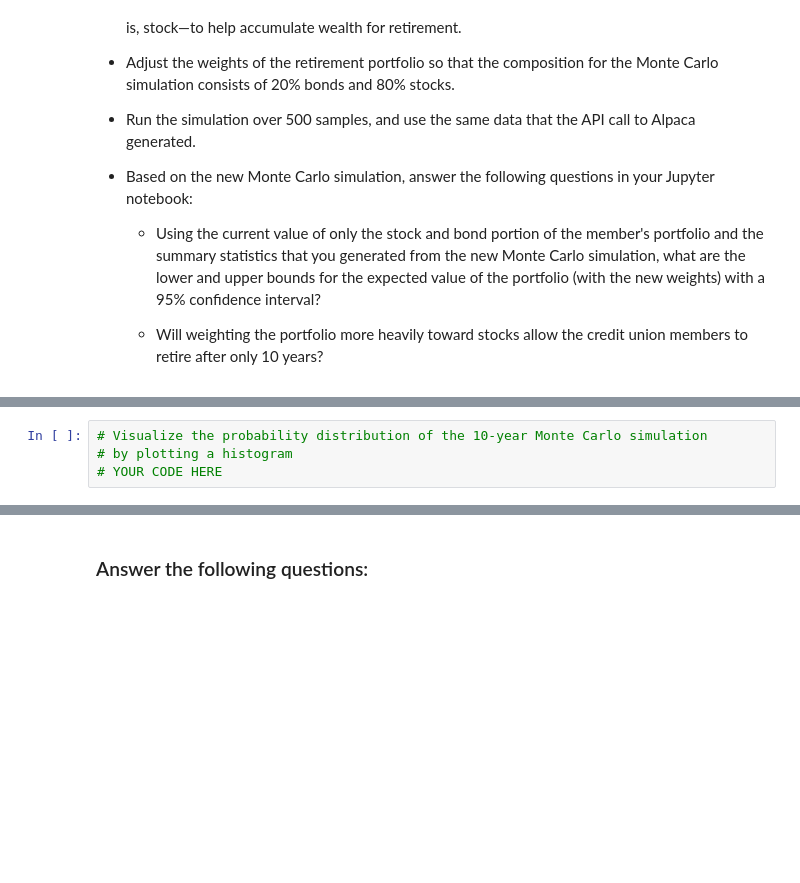
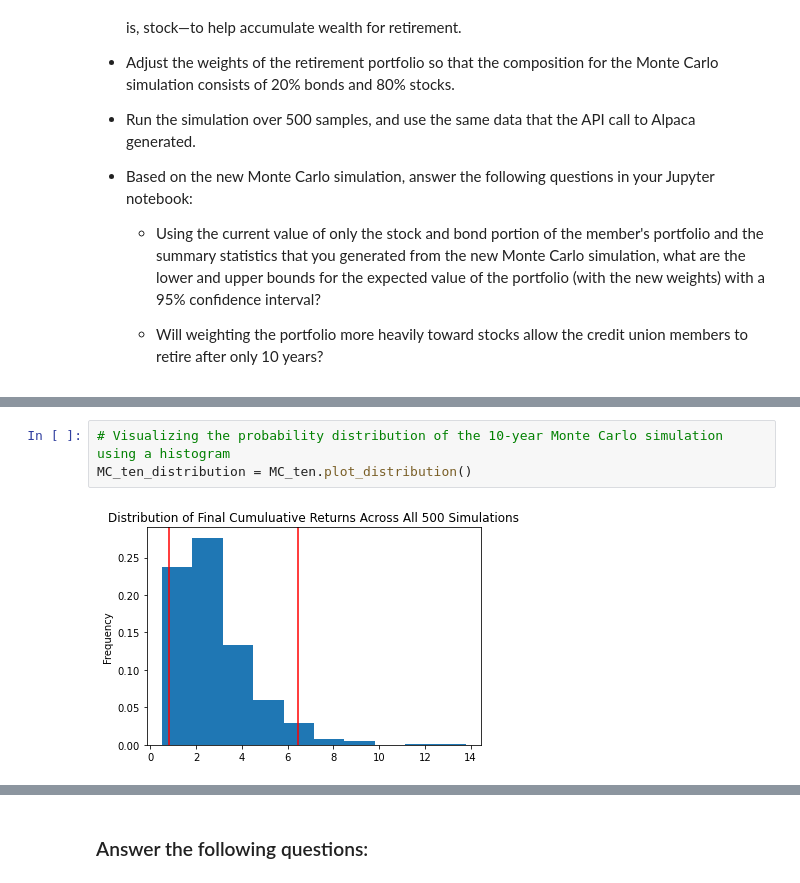
Before and after one commit to seberts12/Module-5-Challenge, a Jupyter notebook: Starter_code/financial_planning_tools.ipynb, the cells around one changed output, grey strips where cells are left out. Drawn from its saved outputs; the diff is of its cells as text; blank space fills up the shorter version.

```diff
--- a/Starter_code/financial_planning_tools.ipynb
+++ b/Starter_code/financial_planning_tools.ipynb
@@ -528,5 +637,6 @@ For this new Monte Carlo simulation, do the following:
 # %%
-# Visualize the probability distribution of the 10-year Monte Carlo simulation
-# by plotting a histogram
-# YOUR CODE HERE
+# Visualizing the probability distribution of the 10-year Monte Carlo simulation using a histogram
+MC_ten_distribution = MC_ten.plot_distribution()
+# %% [output]
+[figure, added]
 # %%
```
Also changed, not shown: parts of 40 cells of this notebook.
